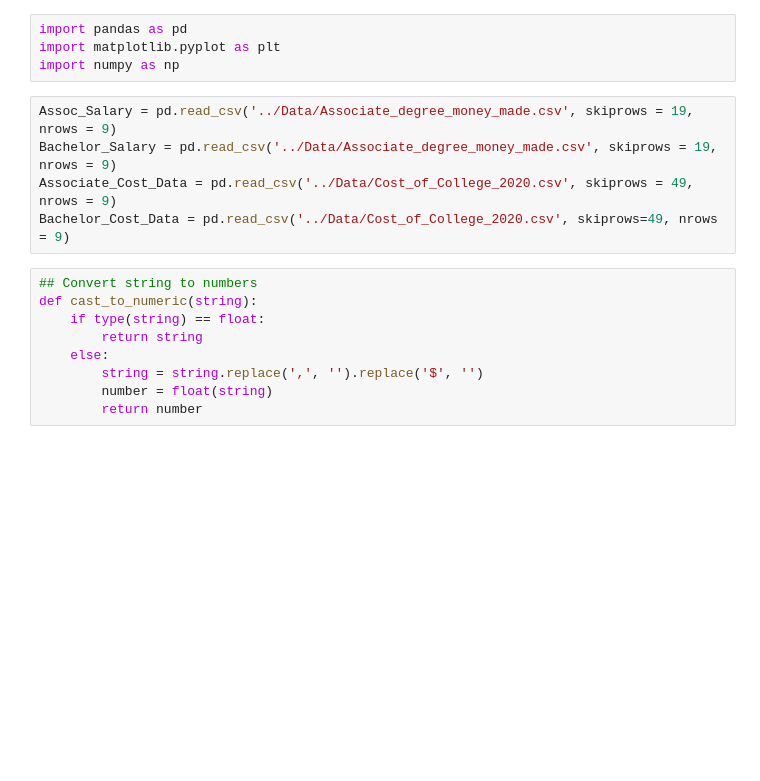
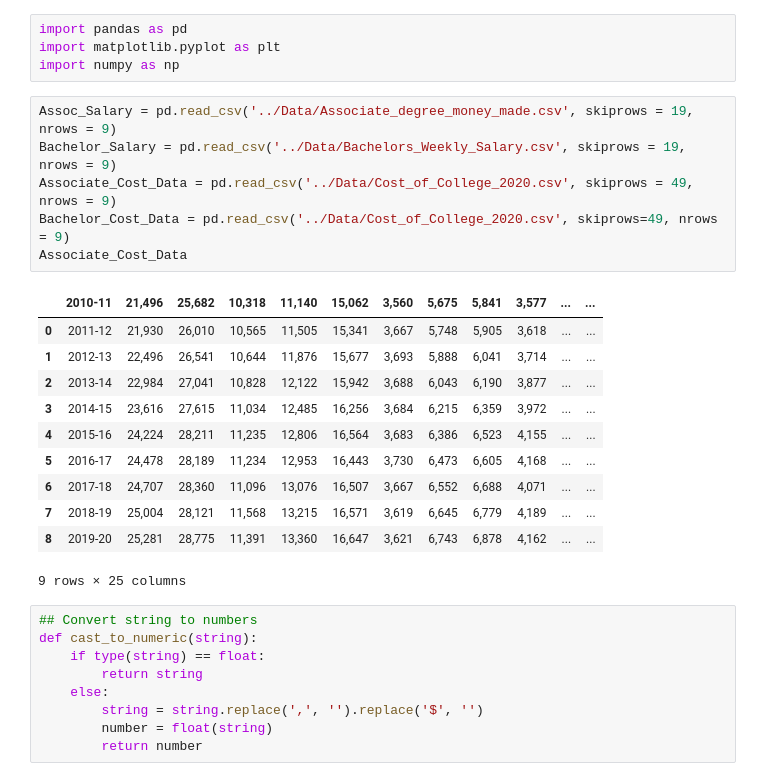
Before and after one commit to SierraAndrews01/Monetary-Value-of-College, a Jupyter notebook: Files/Monetary Value of College.ipynb, the cells around one changed output. Cells and saved outputs as stored; diff of their text form; blank space fills up the shorter version.

```diff
--- a/Files/Monetary Value of College.ipynb
+++ b/Files/Monetary Value of College.ipynb
@@ -2,11 +2,24 @@
 import pandas as pd
 import matplotlib.pyplot as plt
 import numpy as np
-# %%
-Assoc_Salary = pd.read_csv('../Data/Associate_degree_money_made.csv', skiprows = 19, nrows = 9)
-Bachelor_Salary = pd.read_csv('../Data/Associate_degree_money_made.csv', skiprows = 19, nrows = 9)
-Associate_Cost_Data = pd.read_csv('../Data/Cost_of_College_2020.csv', skiprows = 49, nrows = 9)
-Bachelor_Cost_Data = pd.read_csv('../Data/Cost_of_College_2020.csv', skiprows=49, nrows = 9)
+# %%
+Assoc_Salary = pd.read_csv('../Data/Associate_degree_money_made.csv', skiprows = 19, nrows = 9)
+Bachelor_Salary = pd.read_csv('../Data/Bachelors_Weekly_Salary.csv', skiprows = 19, nrows = 9)
+Associate_Cost_Data = pd.read_csv('../Data/Cost_of_College_2020.csv', skiprows = 49, nrows = 9)
+Bachelor_Cost_Data = pd.read_csv('../Data/Cost_of_College_2020.csv', skiprows=49, nrows = 9)
+Associate_Cost_Data
+# %% [output]
+|  | 2010-11 | 21,496 | 25,682 | 10,318 | 11,140 | 15,062 | 3,560 | 5,675 | 5,841 | 3,577 | ... | ... |
+| 0 | 2011-12 | 21,930 | 26,010 | 10,565 | 11,505 | 15,341 | 3,667 | 5,748 | 5,905 | 3,618 | ... | ... |
+| 1 | 2012-13 | 22,496 | 26,541 | 10,644 | 11,876 | 15,677 | 3,693 | 5,888 | 6,041 | 3,714 | ... | ... |
+| 2 | 2013-14 | 22,984 | 27,041 | 10,828 | 12,122 | 15,942 | 3,688 | 6,043 | 6,190 | 3,877 | ... | ... |
+| 3 | 2014-15 | 23,616 | 27,615 | 11,034 | 12,485 | 16,256 | 3,684 | 6,215 | 6,359 | 3,972 | ... | ... |
+| 4 | 2015-16 | 24,224 | 28,211 | 11,235 | 12,806 | 16,564 | 3,683 | 6,386 | 6,523 | 4,155 | ... | ... |
+| 5 | 2016-17 | 24,478 | 28,189 | 11,234 | 12,953 | 16,443 | 3,730 | 6,473 | 6,605 | 4,168 | ... | ... |
+| 6 | 2017-18 | 24,707 | 28,360 | 11,096 | 13,076 | 16,507 | 3,667 | 6,552 | 6,688 | 4,071 | ... | ... |
+| 7 | 2018-19 | 25,004 | 28,121 | 11,568 | 13,215 | 16,571 | 3,619 | 6,645 | 6,779 | 4,189 | ... | ... |
+| 8 | 2019-20 | 25,281 | 28,775 | 11,391 | 13,360 | 16,647 | 3,621 | 6,743 | 6,878 | 4,162 | ... | ... |
+9 rows × 25 columns
 # %%
 ## Convert string to numbers
 def cast_to_numeric(string):
```
Also changed, not shown: parts of 19 cells of this notebook.
